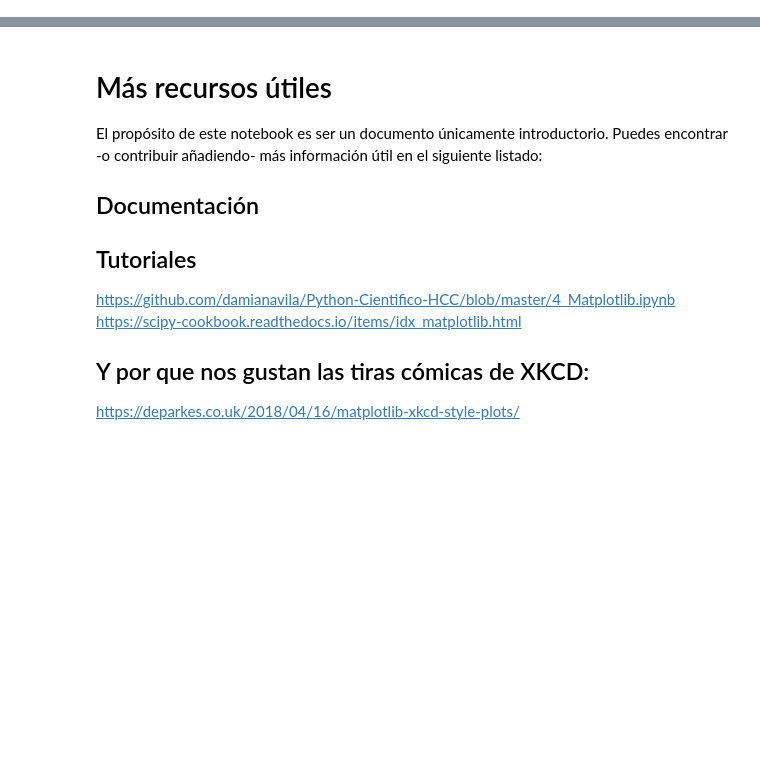
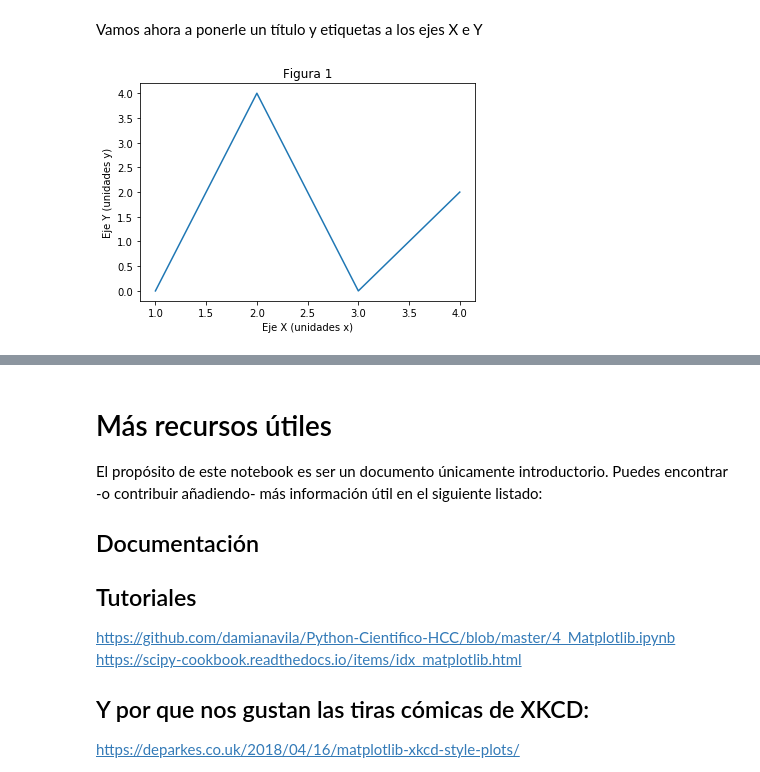
Before and after one commit to uibcdf/Academia, a Jupyter notebook: Python/Matplotlib.ipynb, the cells around one changed output, grey strips where cells are left out. Drawn from its saved outputs; the diff is of its cells as text; code cells hidden in the pictures; blank space fills up the shorter version.

```diff
--- a/Python/Matplotlib.ipynb
+++ b/Python/Matplotlib.ipynb
@@ -24,0 +56,10 @@ conda install -c conda-forge matplotlib
+# %% [markdown]
+Vamos ahora a ponerle un título y etiquetas a los ejes X e Y
+# %%
+plt.plot(puntos_x, puntos_y)
+plt.title("Figura 1")
+plt.xlabel("Eje X (unidades x)")
+plt.ylabel("Eje Y (unidades y)")
+plt.show()
+# %% [output]
+[figure, added]
```
Also changed, not shown: parts of 22 cells of this notebook, 2 other files.
